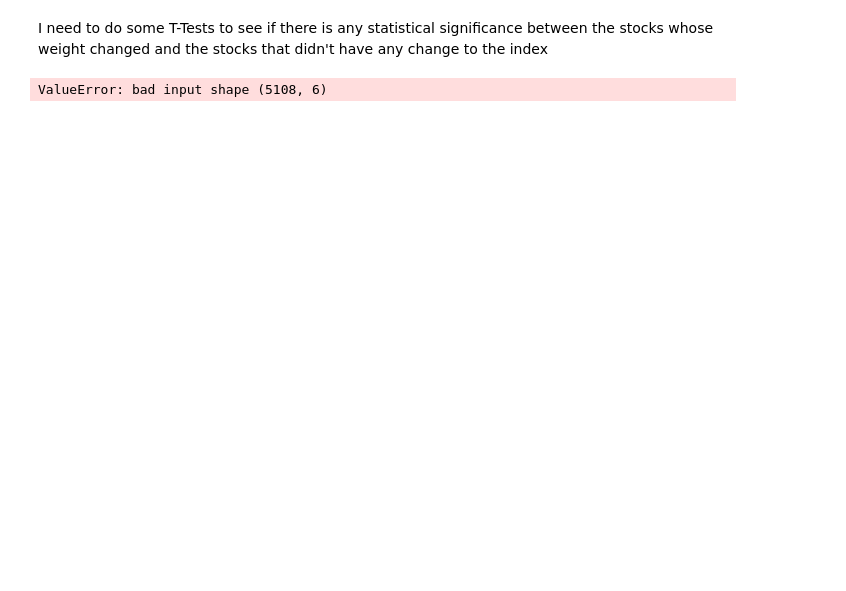
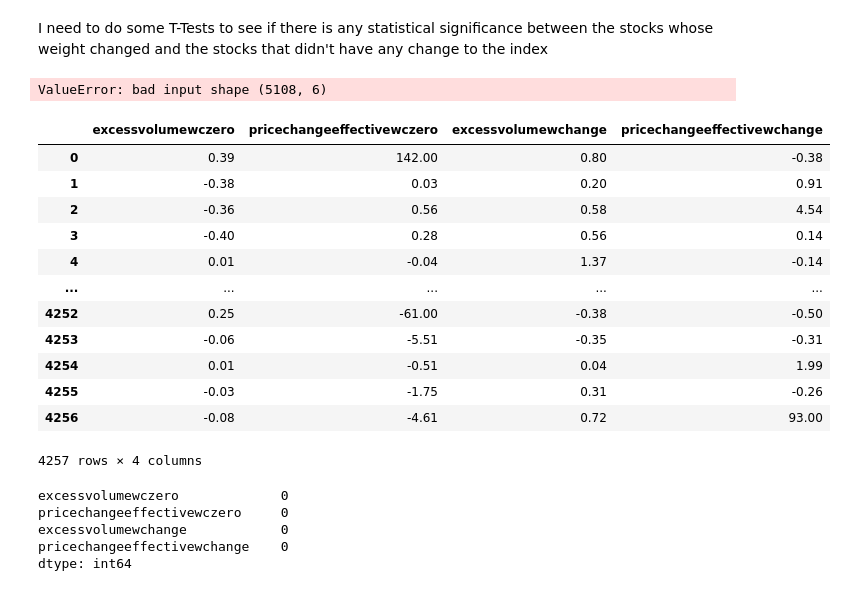
Before and after one commit to MattSilva14/DS-SF-34, a Jupyter notebook: final-project/3/Final Project 3.ipynb, the cells around one changed output. Cells and saved outputs as stored; diff of their text form; code cells hidden in the pictures; blank space fills up the shorter version.

```diff
--- a/final-project/3/Final Project 3.ipynb
+++ b/final-project/3/Final Project 3.ipynb
@@ -346,3 +362,29 @@ print (model.intercept_)
 print (model.coef_)
 # %% [output]
 ValueError: bad input shape (5108, 6)
+# %%
+tdata = pd.read_csv(os.path.join('T-testData.csv'))
+# %%
+tdata
+# %% [output]
+|  | excessvolumewczero | pricechangeeffectivewczero | excessvolumewchange | pricechangeeffectivewchange |
+| 0 | 0.39 | 142.00 | 0.80 | -0.38 |
+| 1 | -0.38 | 0.03 | 0.20 | 0.91 |
+| 2 | -0.36 | 0.56 | 0.58 | 4.54 |
+| 3 | -0.40 | 0.28 | 0.56 | 0.14 |
+| 4 | 0.01 | -0.04 | 1.37 | -0.14 |
+| ... | ... | ... | ... | ... |
+| 4252 | 0.25 | -61.00 | -0.38 | -0.50 |
+| 4253 | -0.06 | -5.51 | -0.35 | -0.31 |
+| 4254 | 0.01 | -0.51 | 0.04 | 1.99 |
+| 4255 | -0.03 | -1.75 | 0.31 | -0.26 |
+| 4256 | -0.08 | -4.61 | 0.72 | 93.00 |
+4257 rows × 4 columns
+# %%
+tdata.isnull().sum()
+# %% [output]
+excessvolumewczero             0
+pricechangeeffectivewczero     0
+excessvolumewchange            0
+pricechangeeffectivewchange    0
+dtype: int64
```
Also changed, not shown: parts of 24 cells of this notebook, 4 other files.
